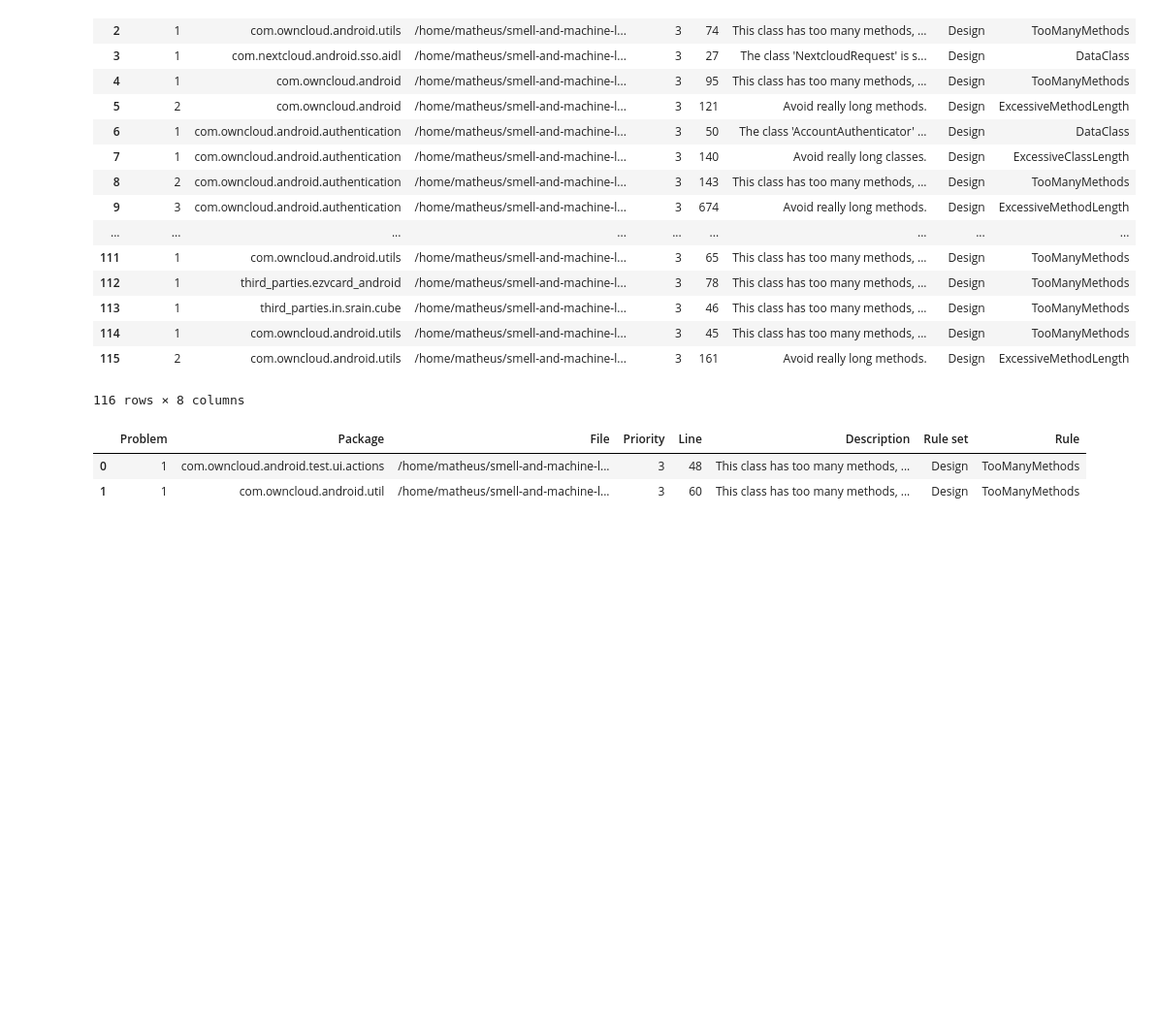
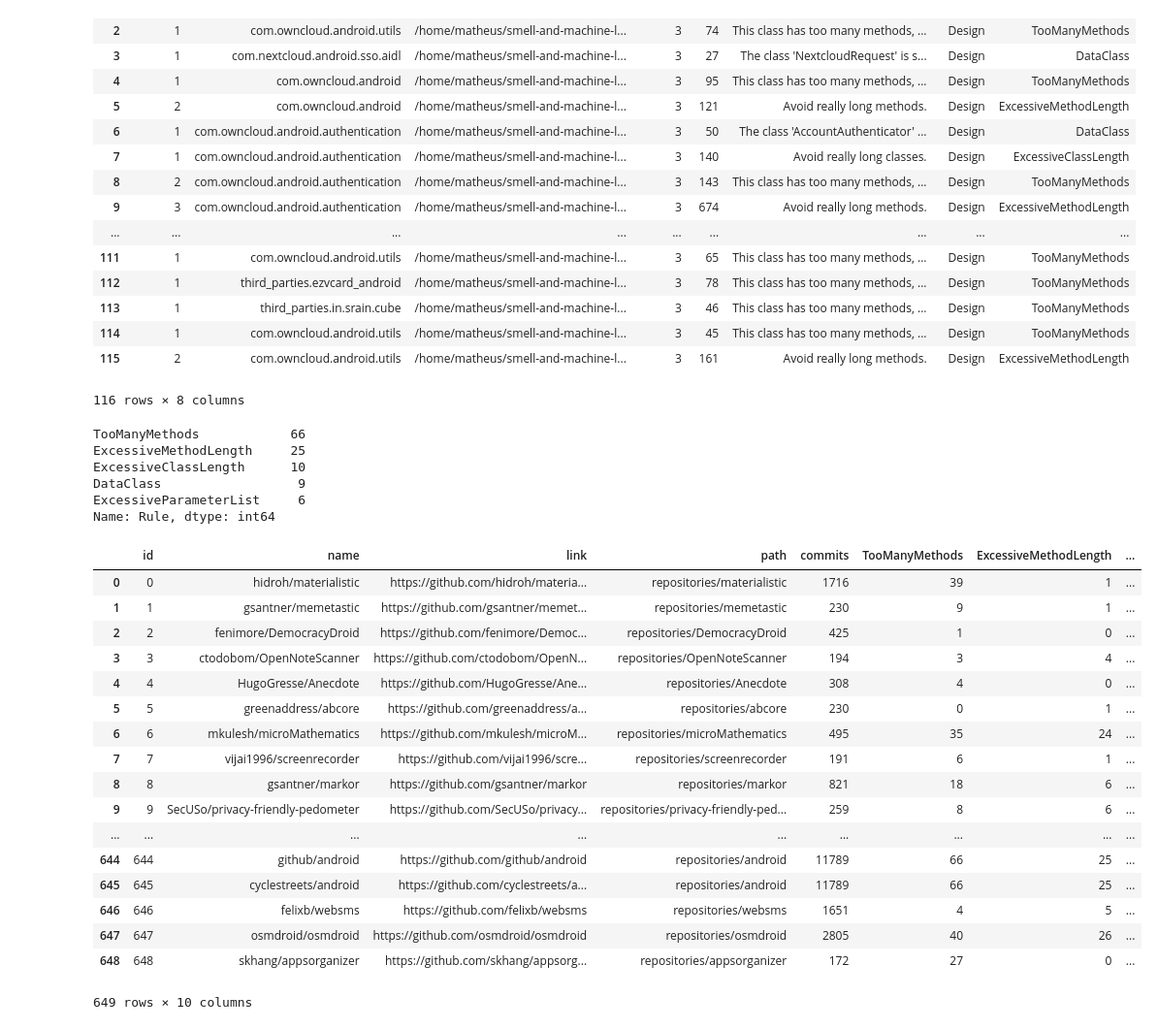
Before and after one commit to cmFodWx5YWRhdjEyMTA5/smell-and-machine-learning, a Jupyter notebook: dataset_smell.ipynb, the cells around one changed output. Shown at 97% size. Drawn from its saved outputs; the diff is of its cells as text; code cells hidden in the pictures; blank space fills up the shorter version.

Commit message:
result total smells

```diff
--- a/dataset_smell.ipynb
+++ b/dataset_smell.ipynb
@@ -168,9 +168,3 @@ teste_result
 | 114 | 1 | com.owncloud.android.utils | /home/matheus/smell-and-machine-l... | 3 | 45 | This class has too many methods, ... | Design | TooManyMethods |
 | 115 | 2 | com.owncloud.android.utils | /home/matheus/smell-and-machine-l... | 3 | 161 | Avoid really long methods. | Design | ExcessiveMethodLength |
 116 rows × 8 columns
-# %%
-teste_result[:2
-# %% [output]
-|  | Problem | Package | File | Priority | Line | Description | Rule set | Rule |
-| 0 | 1 | com.owncloud.android.test.ui.actions | /home/matheus/smell-and-machine-l... | 3 | 48 | This class has too many methods, ... | Design | TooManyMethods |
-| 1 | 1 | com.owncloud.android.util | /home/matheus/smell-and-machine-l... | 3 | 60 | This class has too many methods, ... | Design | TooManyMethods |
@@ -176,0 +173,9 @@ teste_result[:2
+# %%
+data
+# %% [output]
+TooManyMethods            66
+ExcessiveMethodLength     25
+ExcessiveClassLength      10
+DataClass                  9
+ExcessiveParameterList     6
+Name: Rule, dtype: int64
@@ -176,0 +208,23 @@ teste_result[:2
+# %%
+ dataset_total_smells = pd.read_csv('dataset_total_smells.csv')
+# %%
+dataset_total_smells
+# %% [output]
+|  | id | name | link | path | commits | TooManyMethods | ExcessiveMethodLength | ... |
+| 0 | 0 | hidroh/materialistic | https://github.com/hidroh/materia... | repositories/materialistic | 1716 | 39 | 1 | ... |
+| 1 | 1 | gsantner/memetastic | https://github.com/gsantner/memet... | repositories/memetastic | 230 | 9 | 1 | ... |
+| 2 | 2 | fenimore/DemocracyDroid | https://github.com/fenimore/Democ... | repositories/DemocracyDroid | 425 | 1 | 0 | ... |
+| 3 | 3 | ctodobom/OpenNoteScanner | https://github.com/ctodobom/OpenN... | repositories/OpenNoteScanner | 194 | 3 | 4 | ... |
+| 4 | 4 | HugoGresse/Anecdote | https://github.com/HugoGresse/Ane... | repositories/Anecdote | 308 | 4 | 0 | ... |
+| 5 | 5 | greenaddress/abcore | https://github.com/greenaddress/a... | repositories/abcore | 230 | 0 | 1 | ... |
+| 6 | 6 | mkulesh/microMathematics | https://github.com/mkulesh/microM... | repositories/microMathematics | 495 | 35 | 24 | ... |
+| 7 | 7 | vijai1996/screenrecorder | https://github.com/vijai1996/scre... | repositories/screenrecorder | 191 | 6 | 1 | ... |
+| 8 | 8 | gsantner/markor | https://github.com/gsantner/markor | repositories/markor | 821 | 18 | 6 | ... |
+| 9 | 9 | SecUSo/privacy-friendly-pedometer | https://github.com/SecUSo/privacy... | repositories/privacy-friendly-ped... | 259 | 8 | 6 | ... |
+| ... | ... | ... | ... | ... | ... | ... | ... | ... |
+| 644 | 644 | github/android | https://github.com/github/android | repositories/android | 11789 | 66 | 25 | ... |
+| 645 | 645 | cyclestreets/android | https://github.com/cyclestreets/a... | repositories/android | 11789 | 66 | 25 | ... |
+| 646 | 646 | felixb/websms | https://github.com/felixb/websms | repositories/websms | 1651 | 4 | 5 | ... |
+| 647 | 647 | osmdroid/osmdroid | https://github.com/osmdroid/osmdroid | repositories/osmdroid | 2805 | 40 | 26 | ... |
+| 648 | 648 | skhang/appsorganizer | https://github.com/skhang/appsorg... | repositories/appsorganizer | 172 | 27 | 0 | ... |
+649 rows × 10 columns
```
Also changed, not shown: parts of 3 cells of this notebook, 1 other file.
